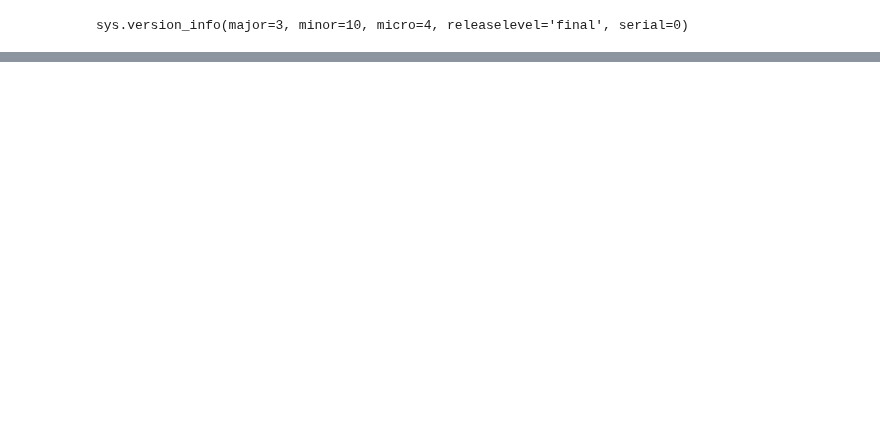
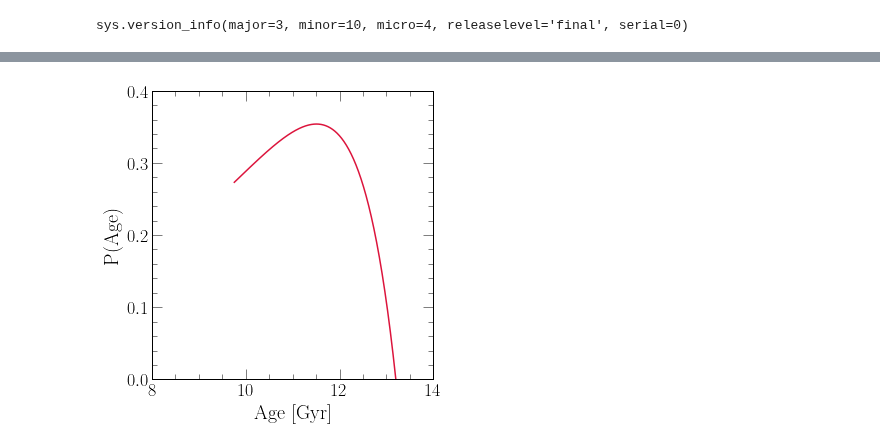
Before and after one commit to giganano/h3halo, a Jupyter notebook: notebooks/wukong.ipynb, the cells around one changed output, grey strips where cells are left out. Cells and saved outputs as stored; diff of their text form; code cells hidden in the pictures; blank space fills up the shorter version.

```diff
--- a/notebooks/wukong.ipynb
+++ b/notebooks/wukong.ipynb
@@ -97,0 +211,18 @@ print(chisq / (N - 6))
+# %%
+fig = plt.figure()
+ax = fig.add_subplot(111)
+ax.set_xlabel("Age [Gyr]")
+ax.set_ylabel("P(Age)")
+ax.set_xlim([8, 14])
+ax.set_ylim([0, 0.4])
+ax.set_yticks([0, 0.1, 0.2, 0.3, 0.4])
+
+xvals = [_ + 13.2 - bfout.history["time"][-1] for _ in bfout.history["lookback"]]
+norm = sum(bfout.history["sfr"]) * (bfout.history["time"][1] - bfout.history["time"][0])
+yvals = [_ / norm for _ in bfout.history["sfr"]]
+ax.plot(xvals, yvals, c = named_colors()["crimson"])
+
+plt.tight_layout()
+plt.show()
+# %% [output]
+[figure, added]
```
Also changed, not shown: parts of 4 cells of this notebook, 25 other files.
